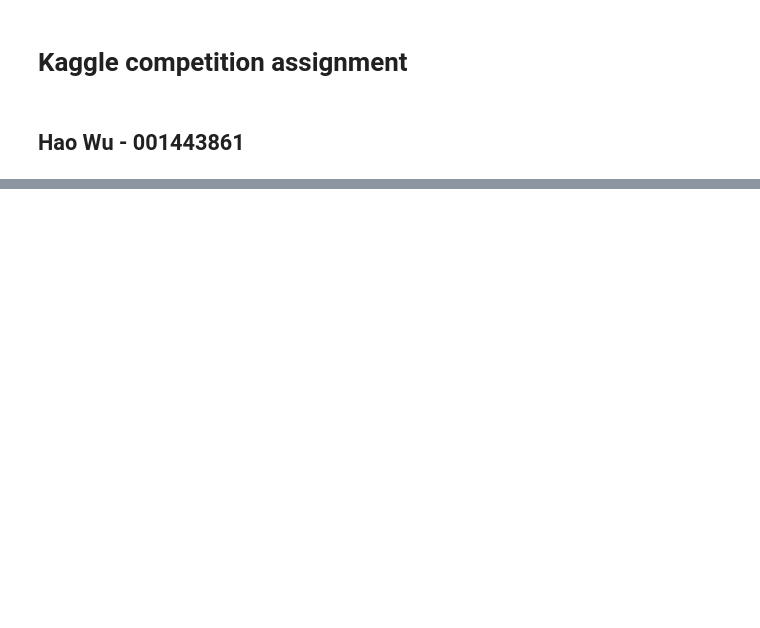
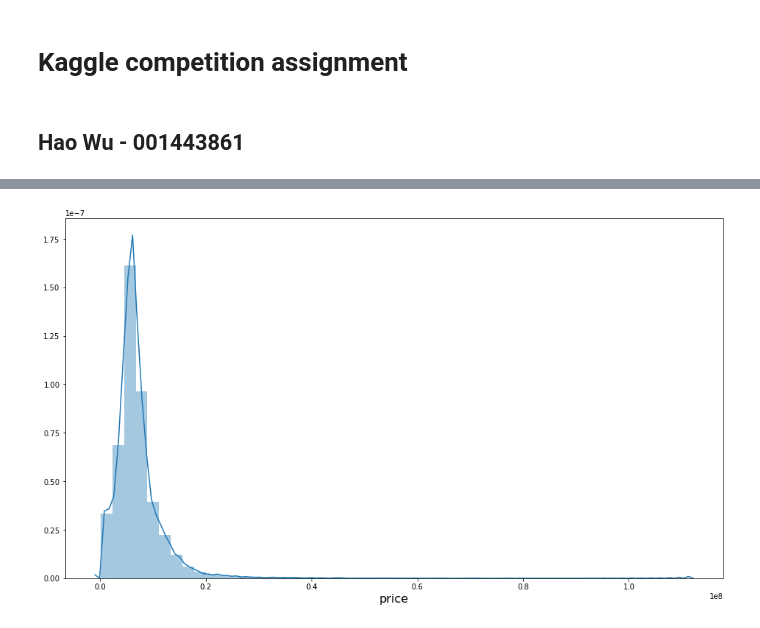
Before and after one commit to 22557i/INFO7390AdvancedDataScience, a Jupyter notebook: Assignment2/Assignment2_KaggleCompetition.ipynb, the cells around one changed output, grey strips where cells are left out. Drawn from its saved outputs; the diff is of its cells as text; code cells hidden in the pictures; blank space fills up the shorter version.

```diff
--- a/Assignment2/Assignment2_KaggleCompetition.ipynb
+++ b/Assignment2/Assignment2_KaggleCompetition.ipynb
@@ -32,0 +97,7 @@ train_data.head()
+# %%
+plt.figure(figsize=(16,9))
+sns.distplot(train_data.price_doc.values, bins=50, kde=True)
+plt.xlabel('price', fontsize=16)
+plt.show()
+# %% [output]
+[figure, added]
```
Also changed, not shown: parts of 38 cells of this notebook, 2 other files.
